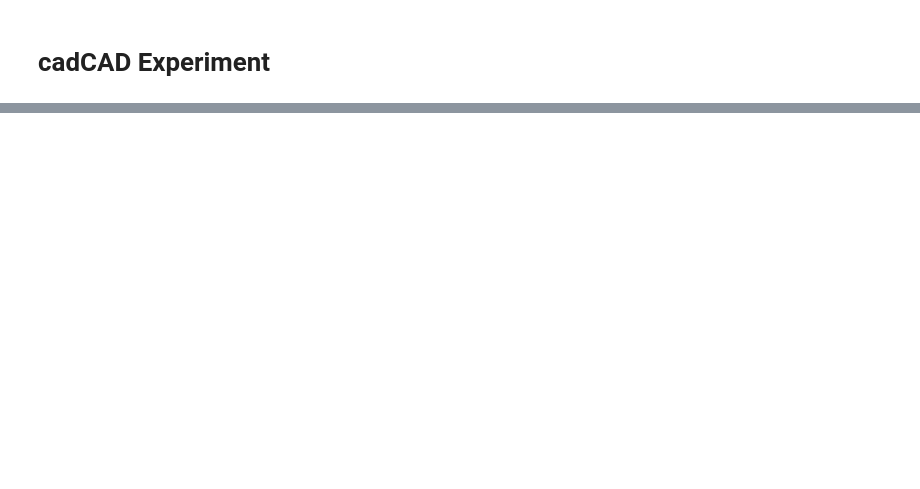
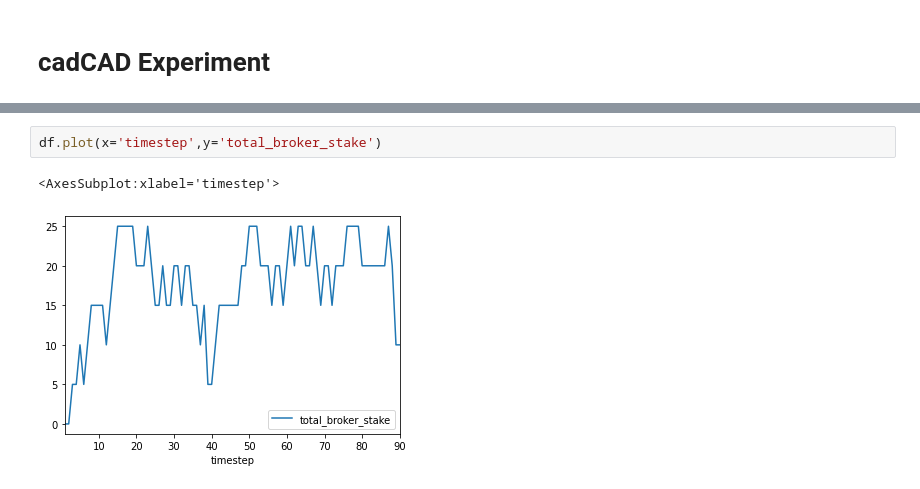
Before and after one commit to BlockScience/proposal-inverter, a Jupyter notebook: experiment.ipynb, the cells around one changed output, grey strips where cells are left out. Cells and saved outputs as stored; diff of their text form; blank space fills up the shorter version.

```diff
--- a/experiment.ipynb
+++ b/experiment.ipynb
@@ -73,0 +80,5 @@ Text(0, 0.5, 'Broker Claimable Funds')
+# %%
+df.plot(x='timestep',y='total_broker_stake')
+# %% [output]
+<AxesSubplot:xlabel='timestep'>
+[figure, added]
```
Also changed, not shown: parts of 6 cells of this notebook.
